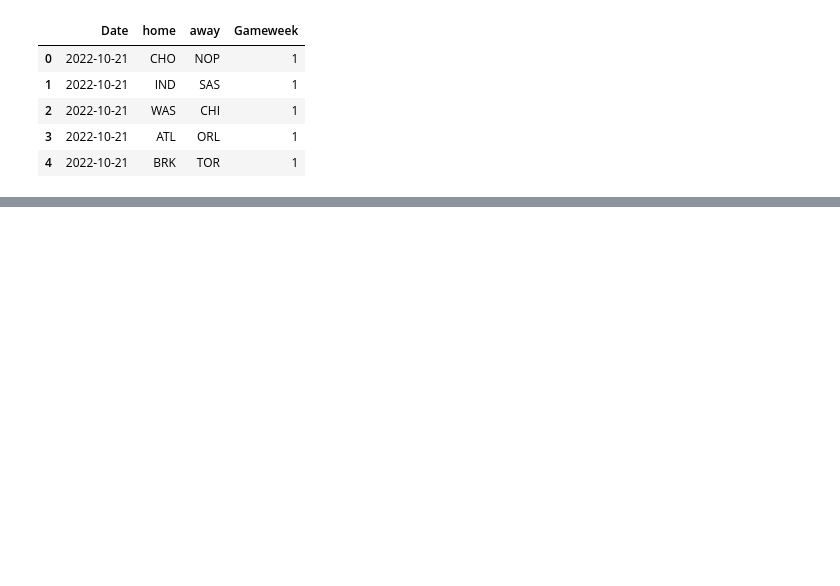
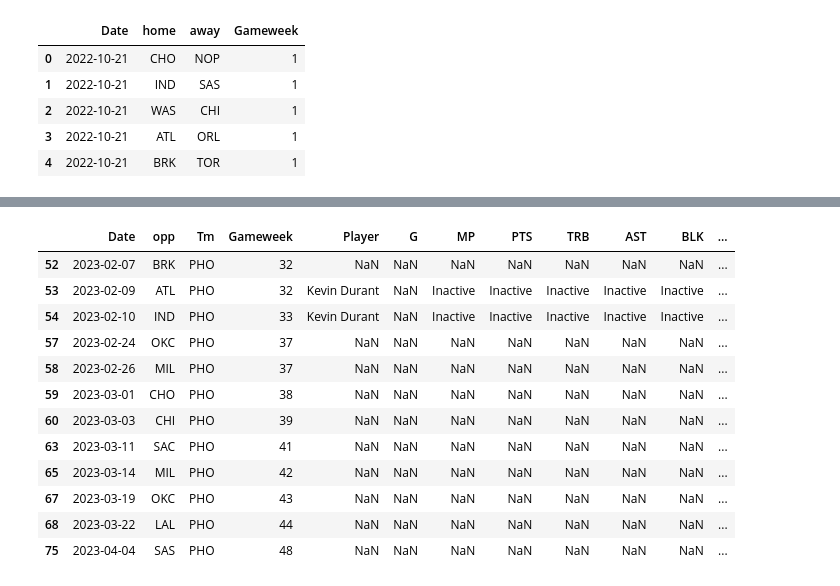
Before and after one commit to martinbog19/SORARE_lineup_builder, a Jupyter notebook: lineup_builder.ipynb, the cells around one changed output, grey strips where cells are left out. Drawn from its saved outputs; the diff is of its cells as text; code cells hidden in the pictures; blank space fills up the shorter version.

```diff
--- a/lineup_builder.ipynb
+++ b/lineup_builder.ipynb
@@ -426,0 +518,13 @@ INJURY REPORT : CJ McCollum (DAY-TO-DAY); Davis Bertans (OUT); Gabe Vincent (DAY
+# %%
+og_tm = list(df['Tm'])[0]
+player_history = {}
+for tm, d in zip(df['Tm'], df['Date']):
+
+    if og_tm != tm:
+        dftm = df.groupby('Tm').get_group(og_tm)
+        player_history[og_tm] = [dftm['Date'].min(), dftm['Date'].max()]
+
+
+    og_tm = tm
+dftm = df.groupby('Tm').get_group(og_tm)
+player_history[og_tm] = [dftm['Date'].min(), datetime.datetime(2100, 1, 1)]
@@ -426,0 +537,7 @@ INJURY REPORT : CJ McCollum (DAY-TO-DAY); Davis Bertans (OUT); Gabe Vincent (DAY
+# %%
+player_schedule_tm = []
+for tm, td in player_history.items():
+    print(tm, '', td)
+    player_schedule = schedule[(schedule['Date'] >= td[0]) & (schedule['Date'] <= td[1])]
+    player_schedule = player_schedule[(schedule['home'] == tm) | (schedule['away'] == tm)]
+    player_schedule_tm.append(player_schedule)
@@ -426,0 +547,3 @@ INJURY REPORT : CJ McCollum (DAY-TO-DAY); Davis Bertans (OUT); Gabe Vincent (DAY
+# %%
+player_schedule = pd.concat(player_schedule_tm).sort_values('Date')
+player_schedule
@@ -426,0 +564,28 @@ INJURY REPORT : CJ McCollum (DAY-TO-DAY); Davis Bertans (OUT); Gabe Vincent (DAY
+# %%
+away_games = player_schedule.rename(columns = {'away' : 'Tm'}).merge(df, on = ['Date', 'Tm'], how = 'left')
+home_games = player_schedule.rename(columns = {'home' : 'Tm'}).merge(df, on = ['Date', 'Tm'], how = 'left')
+away_games = away_games[away_games['Tm'] == tm].rename(columns = {'home' : 'opp'})
+home_games = home_games[home_games['Tm'] == tm].rename(columns = {'away' : 'opp'})
+#df = pd.concat([home_games, away_games]).sort_values('Date')
+
+#df['Rest'] = [np.nan] + [(t1 - t0).days for t1, t0 in zip(df.Date[1:], df.Date[:-1])]
+#df = df[df['Gameweek'] <= gameweek]
+#df_past = df[df['Player'].notna()]
+#df_pred = df[df['Player'].isna()]
+#############################
+# %%
+away_games
+# %% [output]
+|  | Date | opp | Tm | Gameweek | Player | G | MP | PTS | TRB | AST | BLK | ... |
+| 52 | 2023-02-07 | BRK | PHO | 32 | NaN | NaN | NaN | NaN | NaN | NaN | NaN | ... |
+| 53 | 2023-02-09 | ATL | PHO | 32 | Kevin Durant | NaN | Inactive | Inactive | Inactive | Inactive | Inactive | ... |
+| 54 | 2023-02-10 | IND | PHO | 33 | Kevin Durant | NaN | Inactive | Inactive | Inactive | Inactive | Inactive | ... |
+| 57 | 2023-02-24 | OKC | PHO | 37 | NaN | NaN | NaN | NaN | NaN | NaN | NaN | ... |
+| 58 | 2023-02-26 | MIL | PHO | 37 | NaN | NaN | NaN | NaN | NaN | NaN | NaN | ... |
+| 59 | 2023-03-01 | CHO | PHO | 38 | NaN | NaN | NaN | NaN | NaN | NaN | NaN | ... |
+| 60 | 2023-03-03 | CHI | PHO | 39 | NaN | NaN | NaN | NaN | NaN | NaN | NaN | ... |
+| 63 | 2023-03-11 | SAC | PHO | 41 | NaN | NaN | NaN | NaN | NaN | NaN | NaN | ... |
+| 65 | 2023-03-14 | MIL | PHO | 42 | NaN | NaN | NaN | NaN | NaN | NaN | NaN | ... |
+| 67 | 2023-03-19 | OKC | PHO | 43 | NaN | NaN | NaN | NaN | NaN | NaN | NaN | ... |
+| 68 | 2023-03-22 | LAL | PHO | 44 | NaN | NaN | NaN | NaN | NaN | NaN | NaN | ... |
+| 75 | 2023-04-04 | SAS | PHO | 48 | NaN | NaN | NaN | NaN | NaN | NaN | NaN | ... |
```
Also changed, not shown: parts of 12 cells of this notebook, 1 other file.
